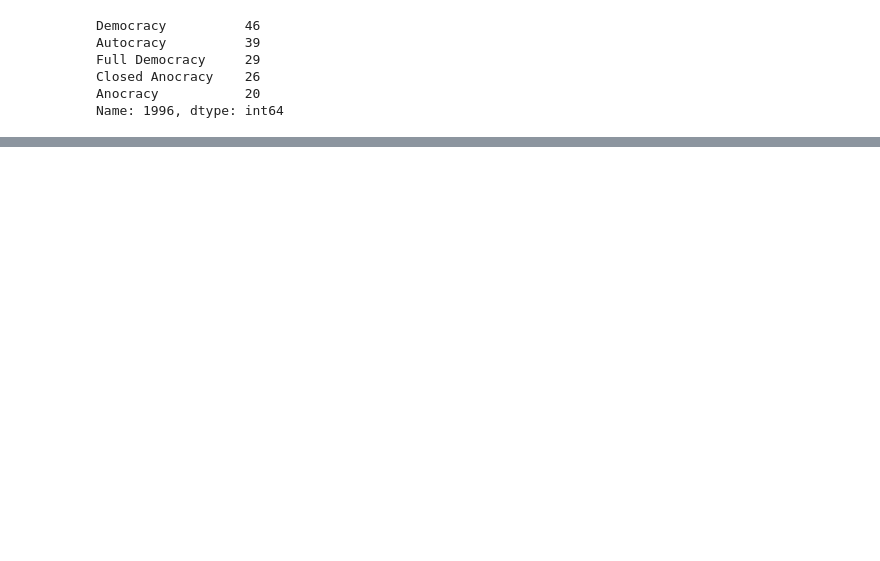
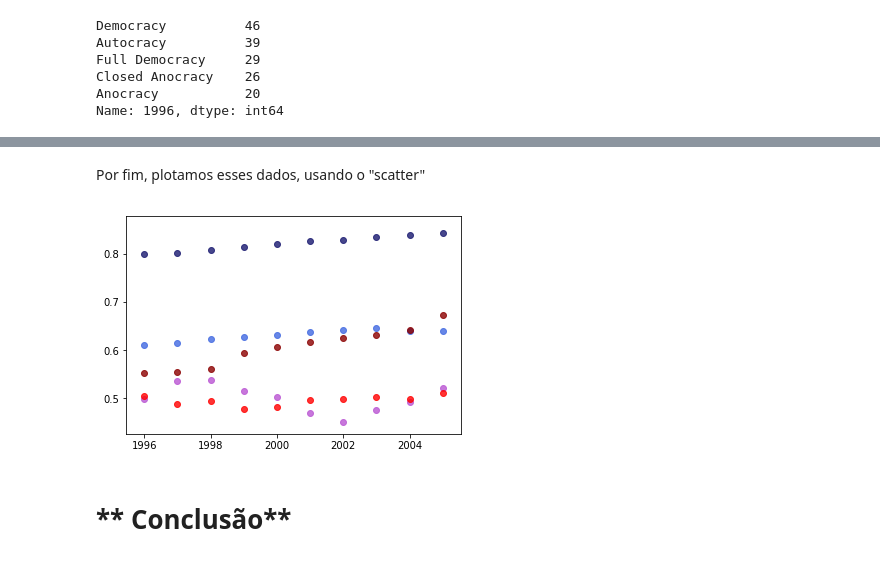
Before and after one commit to Rodrigo2104/Trabalho1_Ci-ncia-dos-dados, a Jupyter notebook: Trabalho/Trabalho 1 - Rodrigo de Jesus Oliveira Junior - 2ºB.ipynb, the cells around one changed output, grey strips where cells are left out. Cells and saved outputs as stored; diff of their text form; code cells hidden in the pictures; blank space fills up the shorter version.

```diff
--- a/Trabalho/Trabalho 1 - Rodrigo de Jesus Oliveira Junior - 2ºB.ipynb
+++ b/Trabalho/Trabalho 1 - Rodrigo de Jesus Oliveira Junior - 2ºB.ipynb
@@ -337,0 +364,17 @@ di.head()
+# %%
+lista_dataframes={'Anos':range(1996,2006)}
+
+for s in sistemas:
+    lista_dataframes[s]=[]
+    for d in range(10,20):
+        year=str(d+1986)
+        demo_year=year+'_democracia'
+        idh_year=year+'_idh'
+
+        sep=di[di[demo_year]==s][idh_year]
+
+        lista_dataframes[s].append(sep.mean())
+
+
+
+print(lista_dataframes)
@@ -337,0 +385,4 @@ di.head()
+# %%
+di_10=pd.DataFrame.from_dict(lista_dataframes)
+
+di_10.head()
@@ -337,0 +396,4 @@ di.head()
+# %%
+di_10=di_10[['Anos','Full Democracy','Democracy','Anocracy','Closed Anocracy','Autocracy']]
+
+di_10.head(10)
@@ -337,0 +412,2 @@ di.head()
+# %%
+di_10.set_index('Anos')
@@ -337,0 +427,12 @@ di.head()
+# %% [markdown]
+Por fim, plotamos esses dados, usando o "scatter"
+# %%
+for r in range(5):
+    cor=cores[r]
+
+    ana=new_iad[new_iad['2005_Democracia']==sistemas[r]]
+    plt.scatter(di_10['Anos'],di_10[sistemas[r]], c=cor, alpha=0.8)
+# %% [output]
+[figure, added]
+# %% [markdown]
+# ** Conclusão**
```
Also changed, not shown: parts of 22 cells of this notebook.
